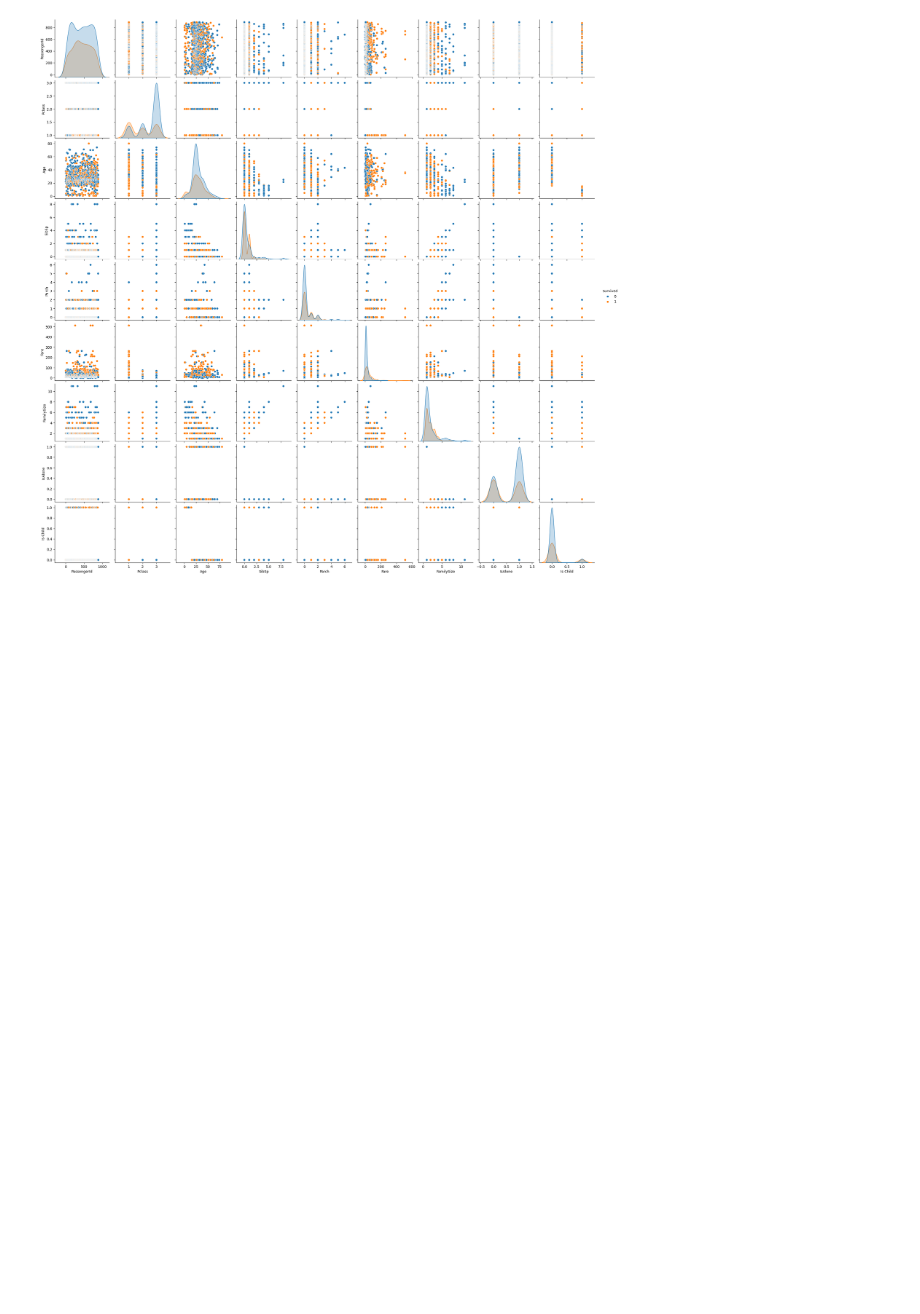
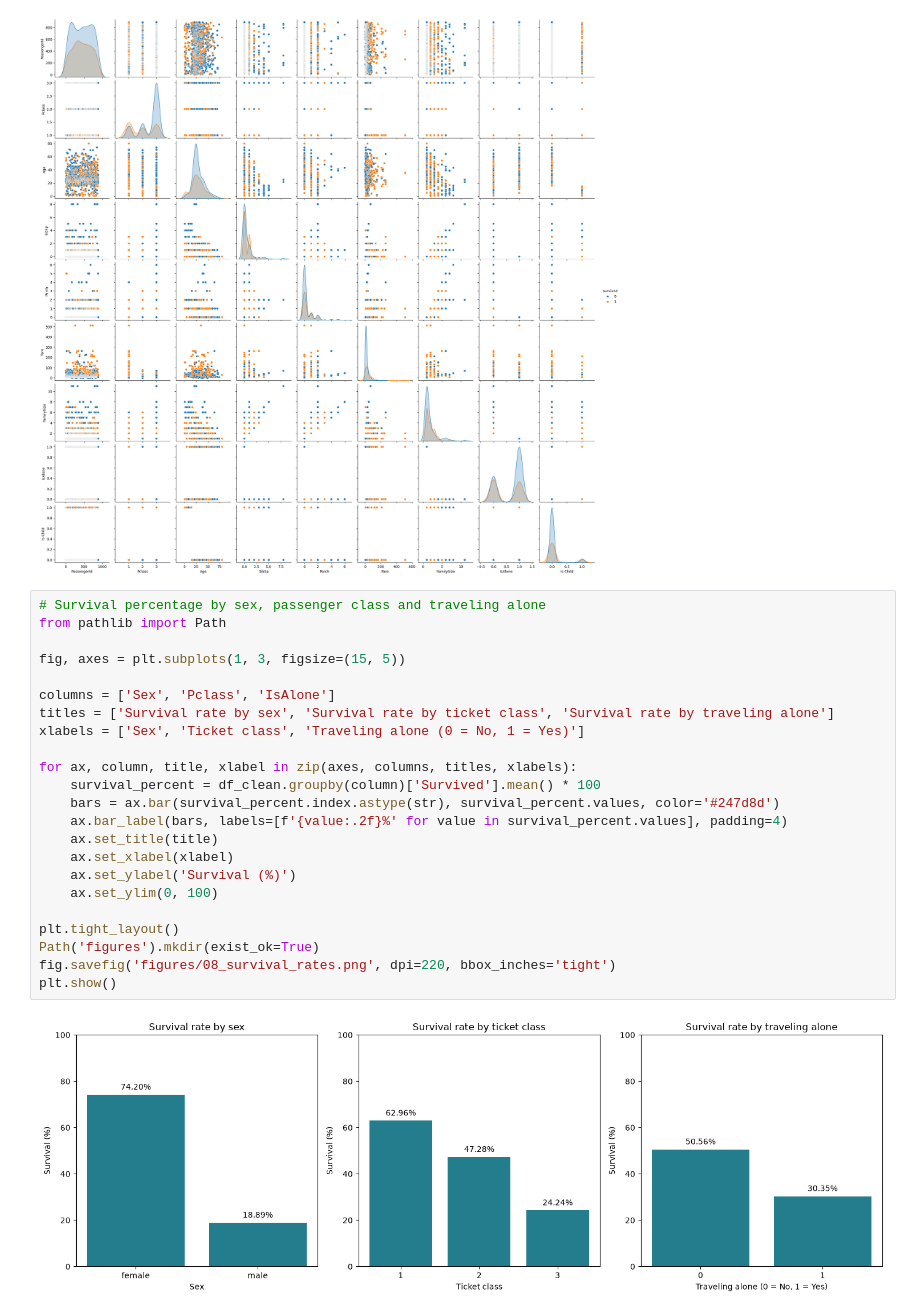
Before and after one commit to mn3m2001/titanic-data-analysis, a Jupyter notebook: Titanic_cleaning.ipynb, the cells around one changed output. Drawn from its saved outputs; the diff is of its cells as text; blank space fills up the shorter version.

Commit message:
feat: show survival percentages on chart bars

```diff
--- a/Titanic_cleaning.ipynb
+++ b/Titanic_cleaning.ipynb
@@ -345,3 +345,28 @@ sns.pairplot(df_clean, hue='Survived')
 plt.show()
 # %% [output]
 [figure]
+# %%
+# Survival percentage by sex, passenger class and traveling alone
+from pathlib import Path
+
+fig, axes = plt.subplots(1, 3, figsize=(15, 5))
+
+columns = ['Sex', 'Pclass', 'IsAlone']
+titles = ['Survival rate by sex', 'Survival rate by ticket class', 'Survival rate by traveling alone']
+xlabels = ['Sex', 'Ticket class', 'Traveling alone (0 = No, 1 = Yes)']
+
+for ax, column, title, xlabel in zip(axes, columns, titles, xlabels):
+    survival_percent = df_clean.groupby(column)['Survived'].mean() * 100
+    bars = ax.bar(survival_percent.index.astype(str), survival_percent.values, color='#247d8d')
+    ax.bar_label(bars, labels=[f'{value:.2f}%' for value in survival_percent.values], padding=4)
+    ax.set_title(title)
+    ax.set_xlabel(xlabel)
+    ax.set_ylabel('Survival (%)')
+    ax.set_ylim(0, 100)
+
+plt.tight_layout()
+Path('figures').mkdir(exist_ok=True)
+fig.savefig('figures/08_survival_rates.png', dpi=220, bbox_inches='tight')
+plt.show()
+# %% [output]
+[figure, added]
```
Also changed, not shown: 6 other files.
